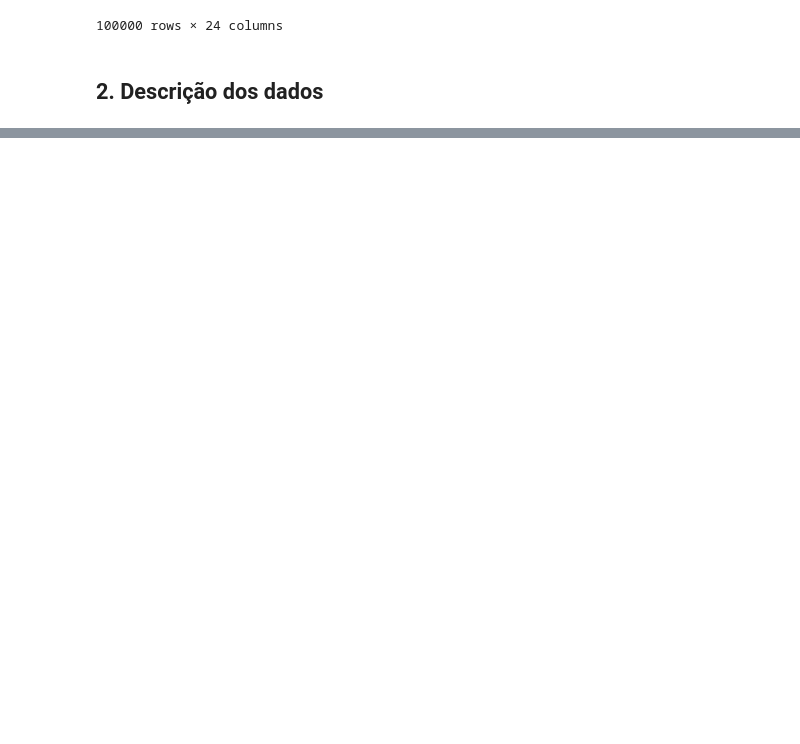
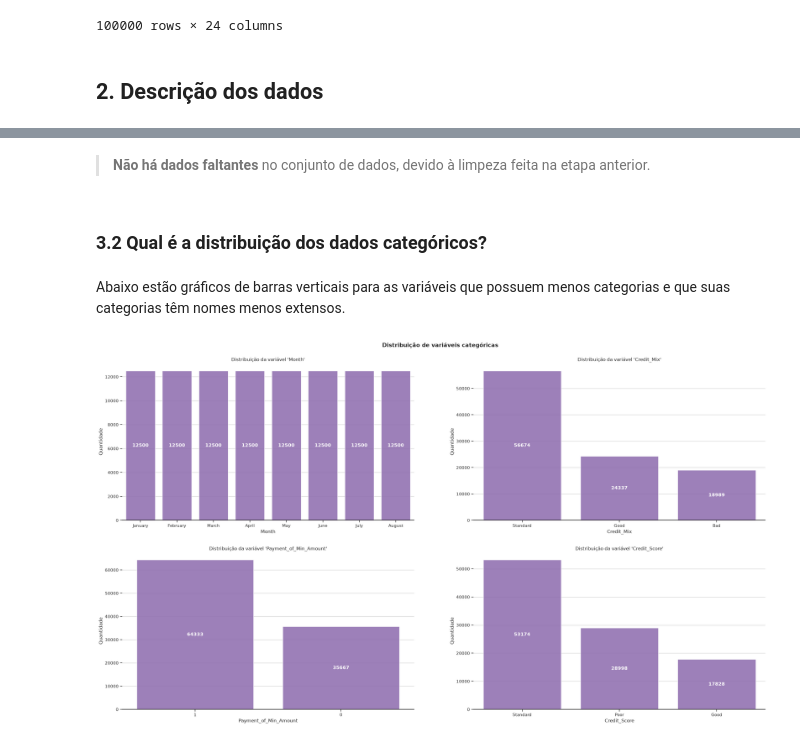
Before and after one commit to simires/Credit-Score-Classification, a Jupyter notebook: notebooks/03-analise_exploratoria.ipynb, the cells around one changed output, grey strips where cells are left out. Drawn from its saved outputs; the diff is of its cells as text; code cells hidden in the pictures; blank space fills up the shorter version.

```diff
--- a/notebooks/03-analise_exploratoria.ipynb
+++ b/notebooks/03-analise_exploratoria.ipynb
@@ -39,0 +44,12 @@ display(df_train)
+# %%
+dicionario = pd.read_csv('../data/external/dictionary.csv')
+
+# forçando pandas a mostrar todo o conteúdo das células
+pd.set_option('display.max_colwidth', None)
+
+dicionario = dicionario.query("Papel != 'identificador'")
+
+# salvando o dicionario de dados sem variáveis identificadoras
+dicionario.to_csv('../data/external/dictionary_no_identifiers.csv')
+
+dicionario
@@ -39,0 +135,12 @@ display(df_train)
+# %% [markdown]
+> **Não há dados faltantes** no conjunto de dados, devido à limpeza feita na etapa anterior.
+# %% [markdown]
+### 3.2 Qual é a distribuição dos dados categóricos?
+# %% [markdown]
+Abaixo estão gráficos de barras verticais para as variáveis que possuem menos categorias e que suas categorias têm nomes menos extensos.
+# %%
+import src.construir_graficos.graficos_categoricos as graficos
+
+graficos.variaveis_categoricas(df_train, dicionario)
+# %% [output]
+[figure, added]
```
Also changed, not shown: parts of 46 cells of this notebook, 10 other files.
